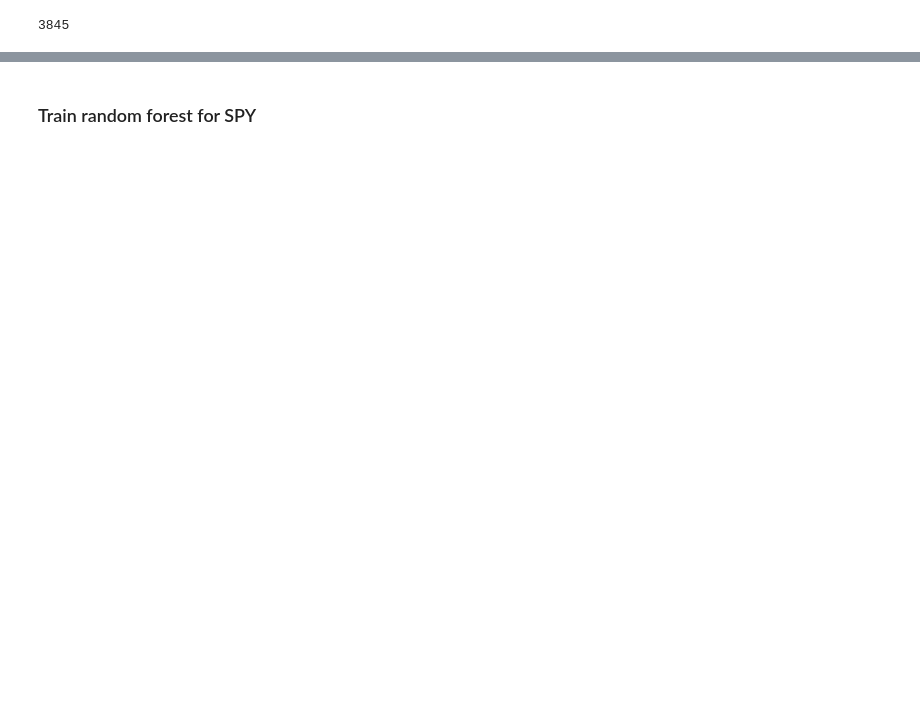
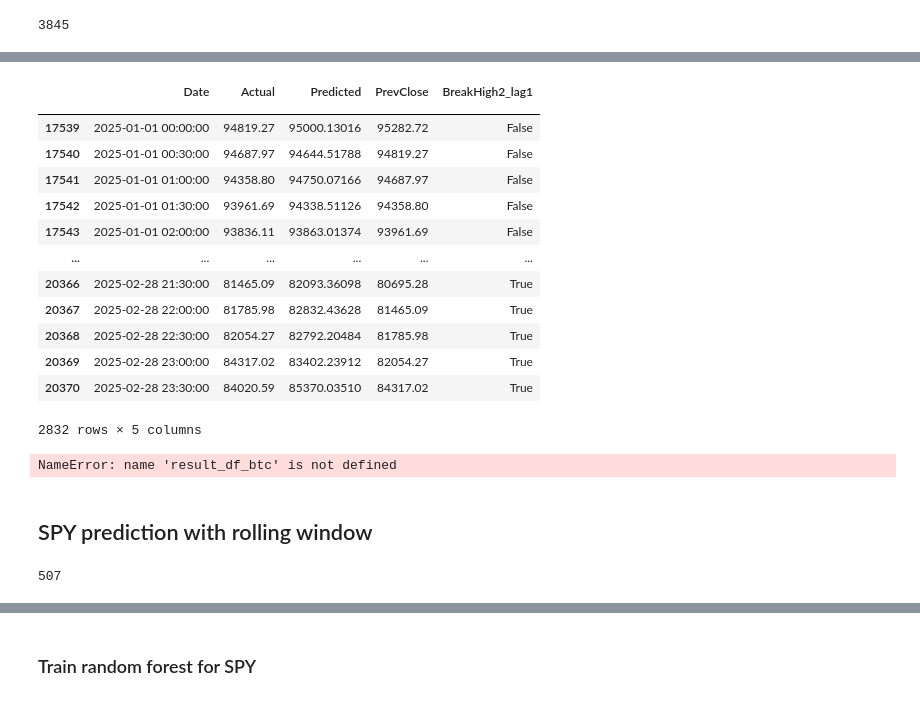
Before and after one commit to jeswid/DSE4211_Trading_Strategy, a Jupyter notebook: src/random forest.ipynb, the cells around one changed output, grey strips where cells are left out. Cells and saved outputs as stored; diff of their text form; code cells hidden in the pictures; blank space fills up the shorter version.

```diff
--- a/src/random forest.ipynb
+++ b/src/random forest.ipynb
@@ -435,0 +629,29 @@ num_observations_spy
+# %%
+# Initialize lists to collect predictions
+predictions2 = []
+
+# Loop over the rolling window
+for i in range(2151, test_size):
+    # Define the training window
+    start = len(X) - test_size - window_size + i
+    end = len(X) - test_size + i
+    X_train = X.iloc[start:end]
+    y_train = y.iloc[start:end]
+
+    # Create and fit the model
+    rf_model = RandomForestRegressor(
+        n_estimators=500,
+        random_state=42,
+        max_features=10
+    )
+    rf_model.fit(X_train, y_train)
+
+    # Predict the next 30 minutes
+    y_pred = rf_model.predict(X.iloc[end:end + 1])
+    predictions2.append(y_pred[0])
+# %%
+result_df_btc = pd.DataFrame(test_date)
+result_df_btc['Actual'] = y_test  # Add actual values
+result_df_btc['Predicted'] = predictions2  # Add predicted values
+result_df_btc['PrevClose'] = X_test[['Close_lag1']]
+result_df_btc['BreakHigh2_lag1'] = X_test[['BreakHigh2_lag1']]
@@ -435,0 +672,23 @@ num_observations_spy
+# %%
+result_df_btc
+# %% [output]
+|  | Date | Actual | Predicted | PrevClose | BreakHigh2_lag1 |
+|  |  |  |  |  |  |
+| 17539 | 2025-01-01 00:00:00 | 94819.27 | 95000.13016 | 95282.72 | False |
+| 17540 | 2025-01-01 00:30:00 | 94687.97 | 94644.51788 | 94819.27 | False |
+| 17541 | 2025-01-01 01:00:00 | 94358.80 | 94750.07166 | 94687.97 | False |
+| 17542 | 2025-01-01 01:30:00 | 93961.69 | 94338.51126 | 94358.80 | False |
+| 17543 | 2025-01-01 02:00:00 | 93836.11 | 93863.01374 | 93961.69 | False |
+| ... | ... | ... | ... | ... | ... |
+| 20366 | 2025-02-28 21:30:00 | 81465.09 | 82093.36098 | 80695.28 | True |
+| 20367 | 2025-02-28 22:00:00 | 81785.98 | 82832.43628 | 81465.09 | True |
+| 20368 | 2025-02-28 22:30:00 | 82054.27 | 82792.20484 | 81785.98 | True |
+| 20369 | 2025-02-28 23:00:00 | 84317.02 | 83402.23912 | 82054.27 | True |
+| 20370 | 2025-02-28 23:30:00 | 84020.59 | 85370.03510 | 84317.02 | True |
+2832 rows × 5 columns
+# %%
+result_df_btc.to_csv('../data/btc_rf_predictions_rolling.csv')
+# %% [output]
+NameError: name 'result_df_btc' is not defined
+# %% [markdown]
+## SPY prediction with rolling window
@@ -435,0 +699,4 @@ num_observations_spy
+# %%
+len(spy[(spy['Date'] >= '2025-01-01') & (spy['Date'] < '2025-03-01')])
+# %% [output]
+507
```
Also changed, not shown: parts of 48 cells of this notebook.
